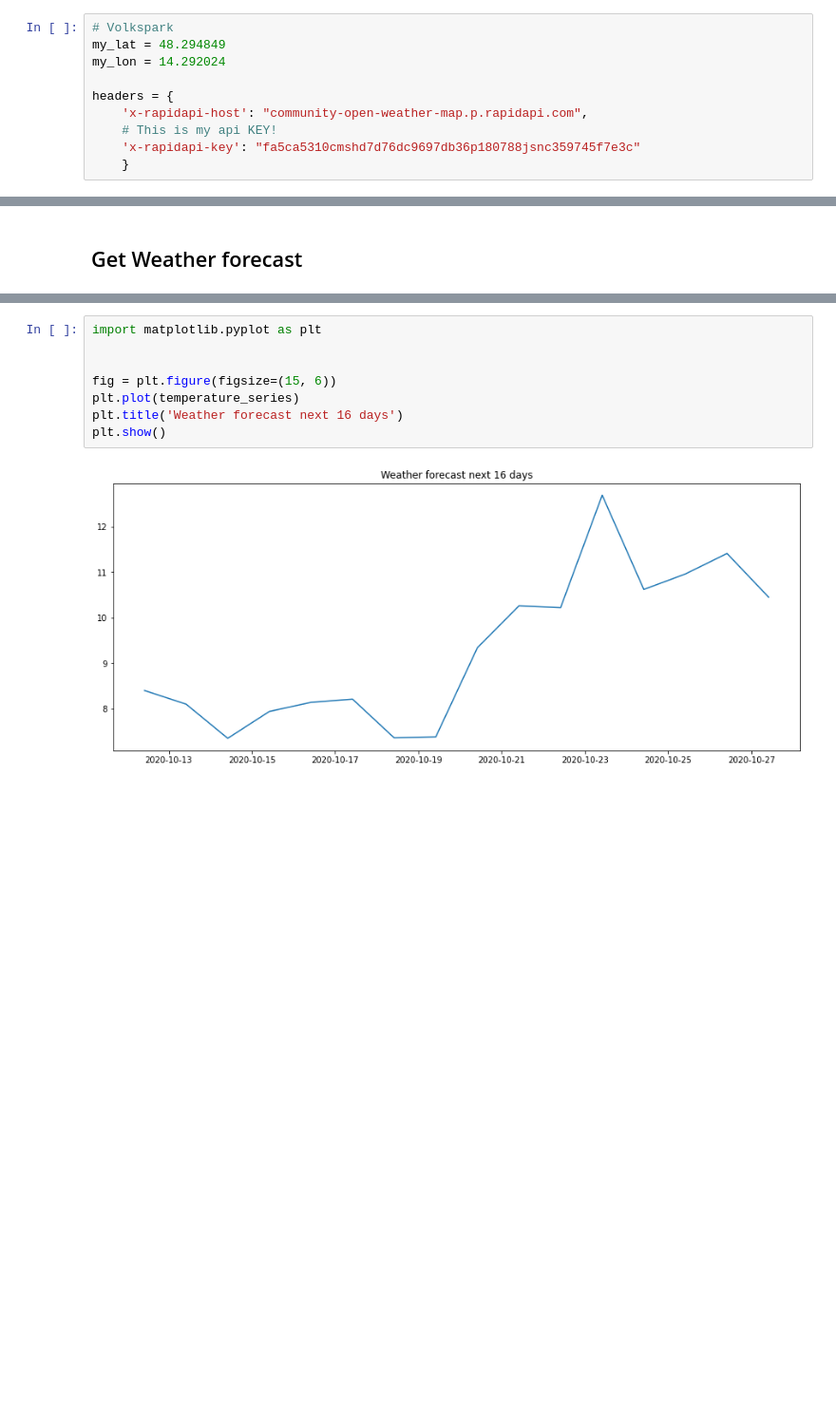
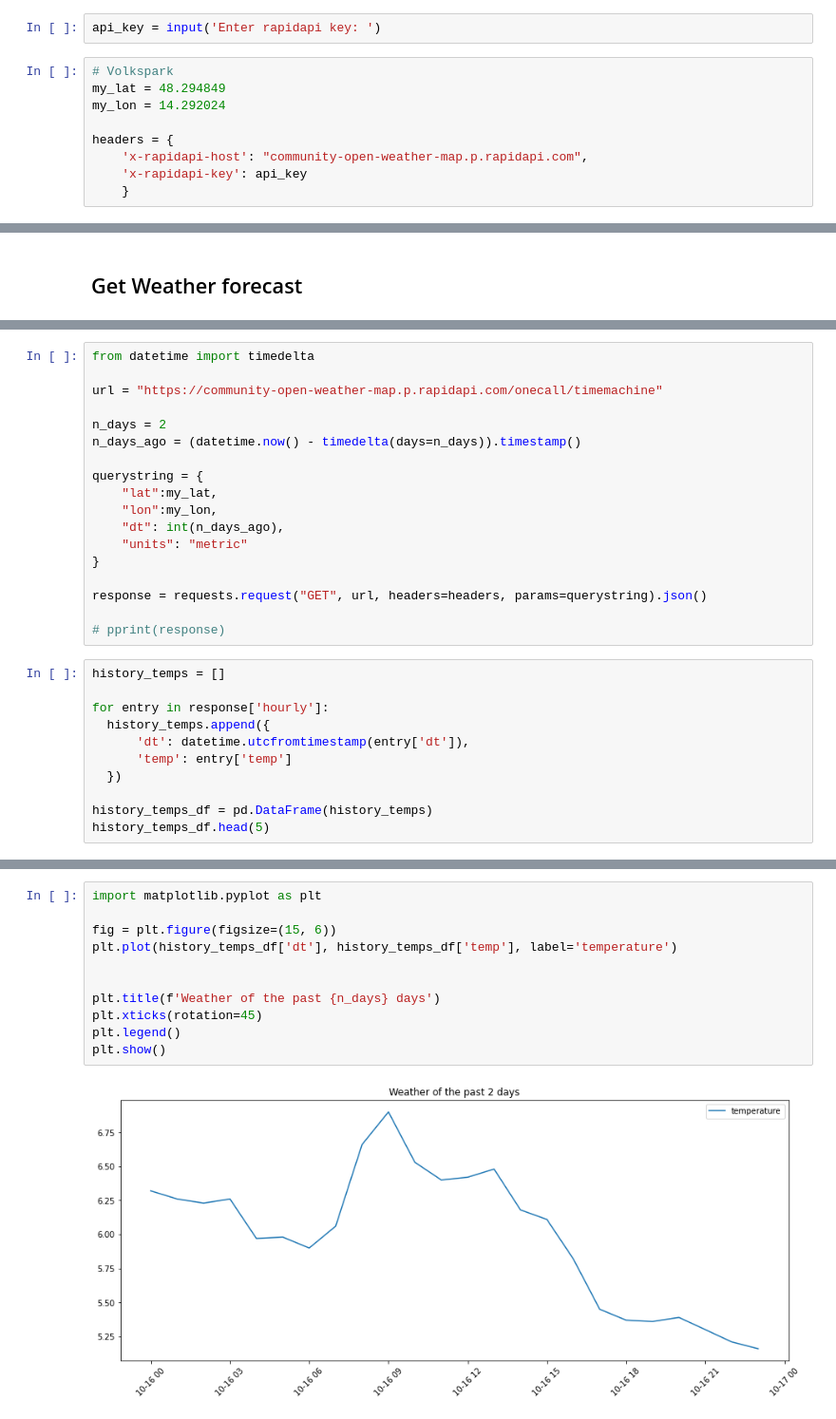
Before and after one commit to female-coders-linz/workshops, a Jupyter notebook: weather_forecast/Weather_data.ipynb, the cells around one changed output, grey strips where cells are left out. Shown: that part at 95% size. Cells and saved outputs as stored; diff of their text form; blank space fills up the shorter version.

```diff
--- a/weather_forecast/Weather_data.ipynb
+++ b/weather_forecast/Weather_data.ipynb
@@ -126,3 +22,5 @@ https://rapidapi.com/community/api/open-weather-map/endpoints
+# %%
+api_key = input('Enter rapidapi key: ')
 # %%
 # Volkspark
 my_lat = 48.294849
@@ -130,7 +28,6 @@ my_lon = 14.292024
 
 headers = {
     'x-rapidapi-host': "community-open-weather-map.p.rapidapi.com",
-    # This is my api KEY!
-    'x-rapidapi-key': "fa5ca5310cmshd7d76dc9697db36p180788jsnc359745f7e3c"
+    'x-rapidapi-key': api_key
     }
 # %%
@@ -202,0 +161,29 @@ datetime.datetime(2020, 10, 26, 10, 0)
+# %%
+from datetime import timedelta
+
+url = "https://community-open-weather-map.p.rapidapi.com/onecall/timemachine"
+
+n_days = 2
+n_days_ago = (datetime.now() - timedelta(days=n_days)).timestamp()
+
+querystring = {
+    "lat":my_lat,
+    "lon":my_lon,
+    "dt": int(n_days_ago),
+    "units": "metric"
+}
+
+response = requests.request("GET", url, headers=headers, params=querystring).json()
+
+# pprint(response)
+# %%
+history_temps = []
+
+for entry in response['hourly']:
+  history_temps.append({
+      'dt': datetime.utcfromtimestamp(entry['dt']),
+      'temp': entry['temp']
+  })
+
+history_temps_df = pd.DataFrame(history_temps)
+history_temps_df.head(5)
@@ -203,10 +197,13 @@ datetime.datetime(2020, 10, 26, 10, 0)
 # %%
 import matplotlib.pyplot as plt
 
+fig = plt.figure(figsize=(15, 6))
+plt.plot(history_temps_df['dt'], history_temps_df['temp'], label='temperature')
 
-fig = plt.figure(figsize=(15, 6))
-plt.plot(temperature_series)
-plt.title('Weather forecast next 16 days')
+
+plt.title(f'Weather of the past {n_days} days')
+plt.xticks(rotation=45)
+plt.legend()
 plt.show()
 # %% [output]
-[figure, old version]
+[figure, new version]
```
Also changed, not shown: parts of 22 cells of this notebook.
